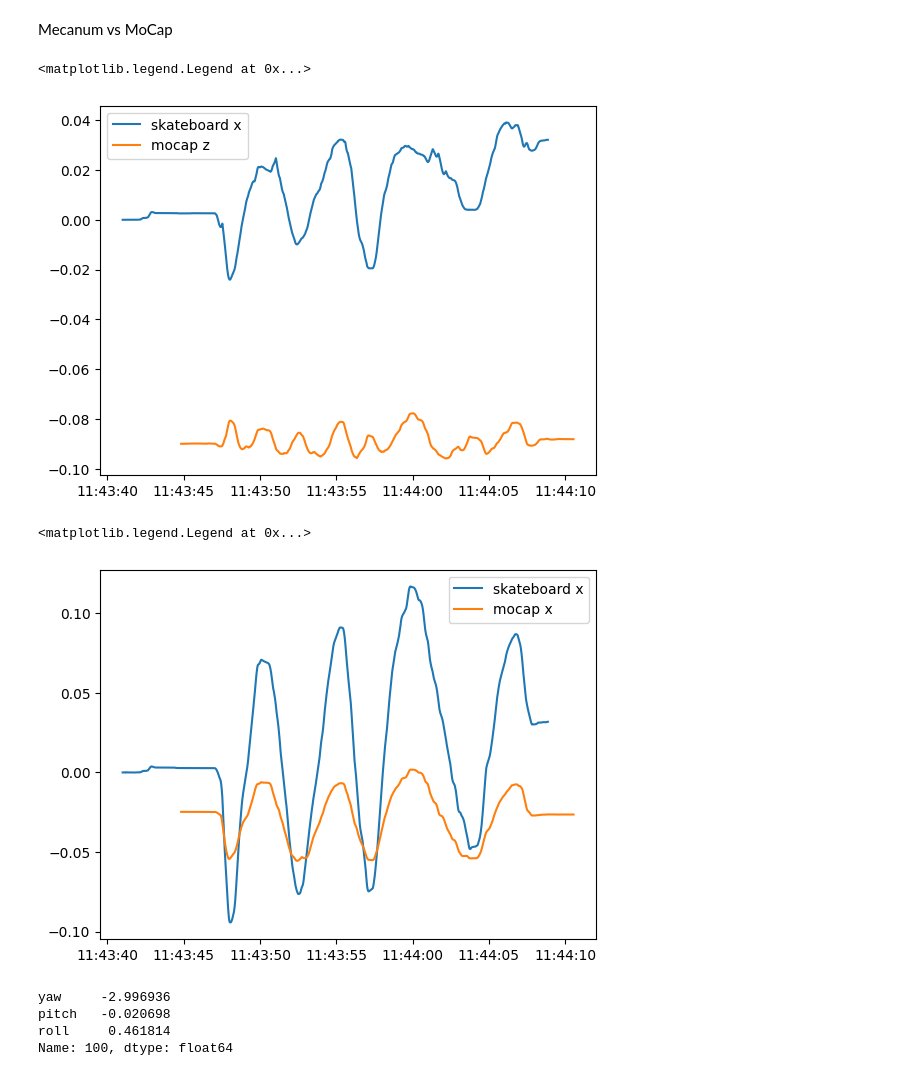
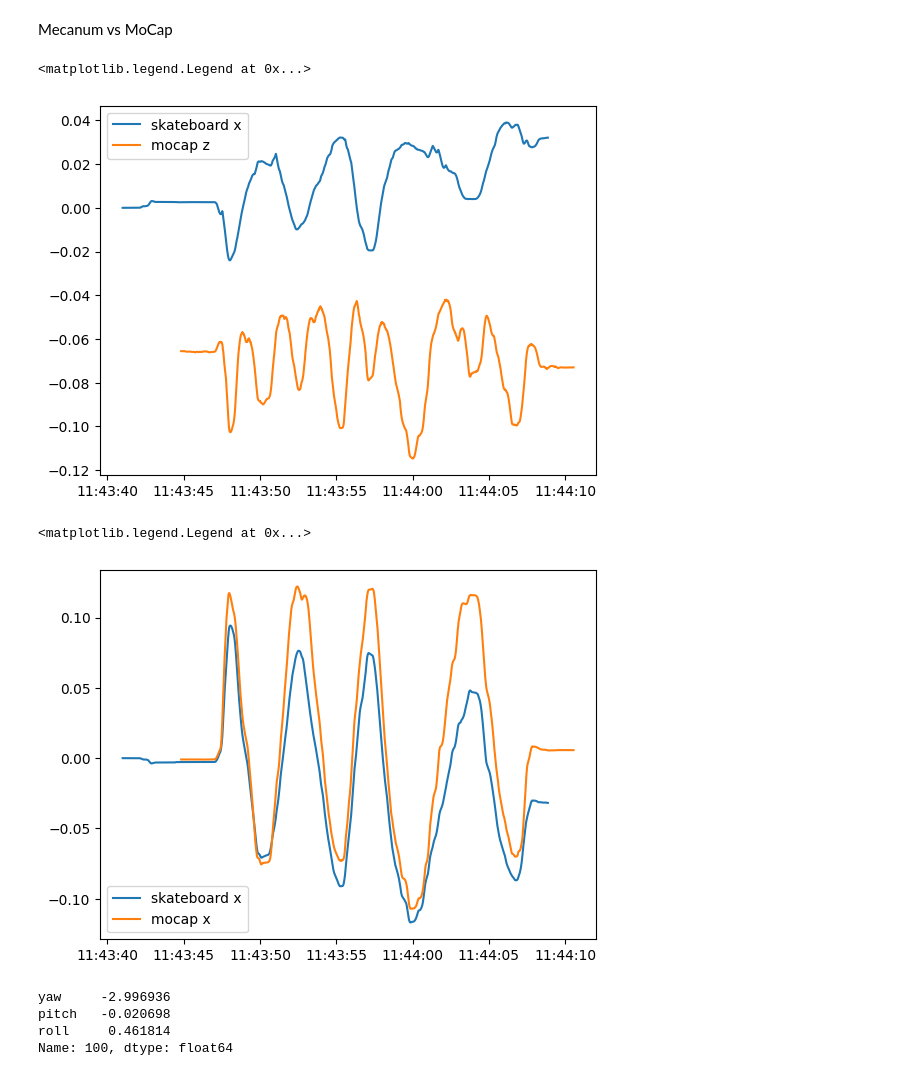
Before and after one commit to SujithChristopher/armbo_preliminary_work, a Jupyter notebook: ipy_notebooks/analysis_singlecam_sensors.ipynb, the cells around one changed output. Cells and saved outputs as stored; diff of their text form; code cells hidden in the pictures.

```diff
--- a/ipy_notebooks/analysis_singlecam_sensors.ipynb
+++ b/ipy_notebooks/analysis_singlecam_sensors.ipynb
@@ -327,18 +327,18 @@ _a = 0.085
 _b = 0.15
 # %%
 plt.plot(_sk_df["sys_time"],_sk_df["x_val"], label="skateboard x")
-plt.plot(_m_df["time"], _m_df["z"]*-0.25 - _a, label="mocap z")
+plt.plot(_m_df["time"], _m_df["z"] - _a, label="mocap z")
 plt.legend()
 # %% [output]
 <matplotlib.legend.Legend at 0x...>
-[figure, old version]
+[figure, new version]
 # %%
-plt.plot(_sk_df["sys_time"],_sk_df["y_val"], label="skateboard x")
-plt.plot(_m_df["time"], _m_df["x"]*-0.25, label="mocap x")
+plt.plot(_sk_df["sys_time"],_sk_df["y_val"]*-1, label="skateboard x")
+plt.plot(_m_df["time"], _m_df["x"] - 0.1, label="mocap x")
 plt.legend()
 # %% [output]
 <matplotlib.legend.Legend at 0x...>
-[figure, old version]
+[figure, new version]
 # %%
 _tt = w_df[["yaw","pitch", "roll"]].iloc[100]
 _tt
```
Also changed, not shown: 4 other files.
